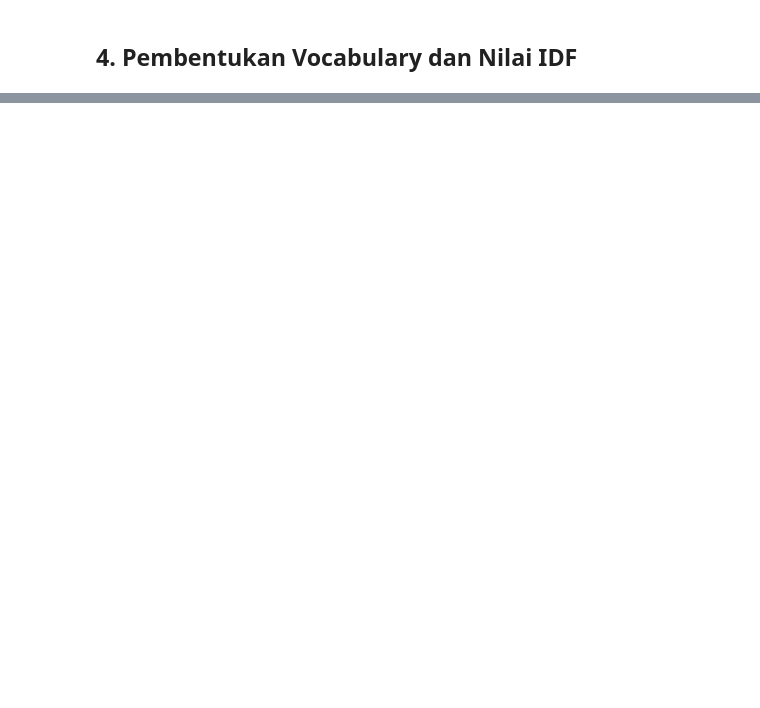
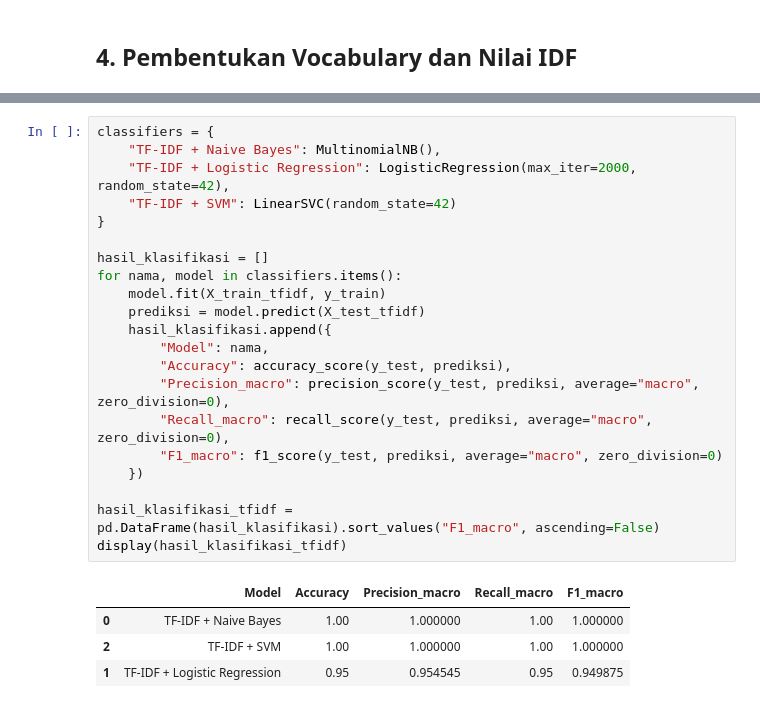
Before and after one commit to elpitaa/PPW, a Jupyter notebook: 04_tf_idf.ipynb, the cells around one changed output, grey strips where cells are left out. Drawn from its saved outputs; the diff is of its cells as text; blank space fills up the shorter version.

```diff
--- a/04_tf_idf.ipynb
+++ b/04_tf_idf.ipynb
@@ -129,0 +158,26 @@ Ukuran DataFrame: (200, 6271)
+# %%
+classifiers = {
+    "TF-IDF + Naive Bayes": MultinomialNB(),
+    "TF-IDF + Logistic Regression": LogisticRegression(max_iter=2000, random_state=42),
+    "TF-IDF + SVM": LinearSVC(random_state=42)
+}
+
+hasil_klasifikasi = []
+for nama, model in classifiers.items():
+    model.fit(X_train_tfidf, y_train)
+    prediksi = model.predict(X_test_tfidf)
+    hasil_klasifikasi.append({
+        "Model": nama,
+        "Accuracy": accuracy_score(y_test, prediksi),
+        "Precision_macro": precision_score(y_test, prediksi, average="macro", zero_division=0),
+        "Recall_macro": recall_score(y_test, prediksi, average="macro", zero_division=0),
+        "F1_macro": f1_score(y_test, prediksi, average="macro", zero_division=0)
+    })
+
+hasil_klasifikasi_tfidf = pd.DataFrame(hasil_klasifikasi).sort_values("F1_macro", ascending=False)
+display(hasil_klasifikasi_tfidf)
+# %% [output]
+|  | Model | Accuracy | Precision_macro | Recall_macro | F1_macro |
+| 0 | TF-IDF + Naive Bayes | 1.00 | 1.000000 | 1.00 | 1.000000 |
+| 2 | TF-IDF + SVM | 1.00 | 1.000000 | 1.00 | 1.000000 |
+| 1 | TF-IDF + Logistic Regression | 0.95 | 0.954545 | 0.95 | 0.949875 |
```
Also changed, not shown: parts of 18 cells of this notebook, 19 other files.
